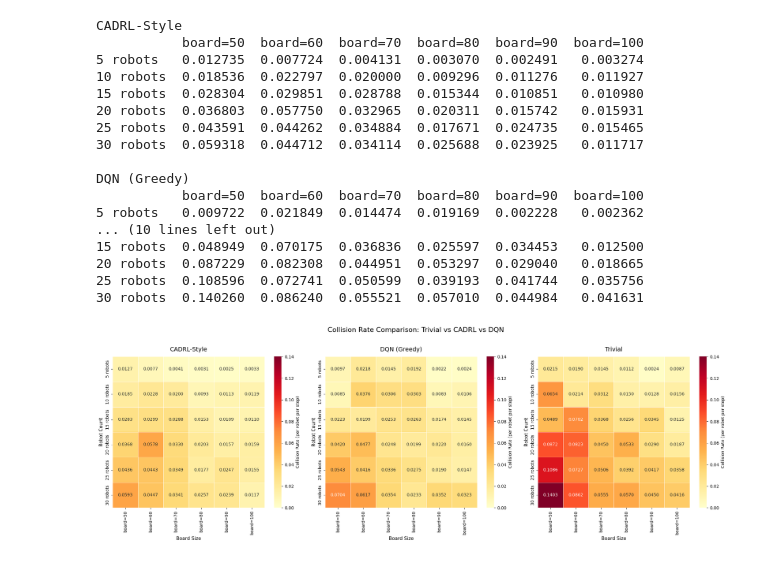
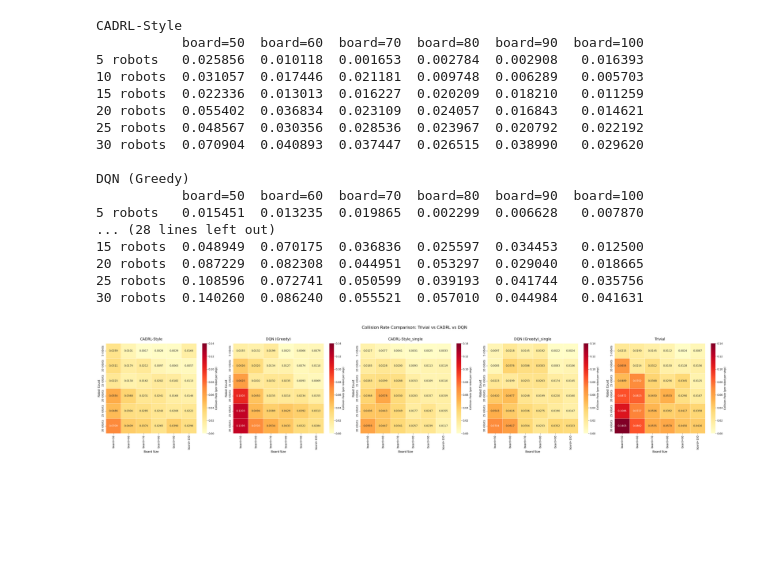
Before and after one commit to Death-Raider/Personal_Projects, a Jupyter notebook: Runners/GoalChasing_QLearning/vis.ipynb, the cells around one changed output. Saved outputs shown, nothing was run; the diff lists cells and outputs as text; code cells hidden in the pictures; blank space fills up the shorter version.

```diff
--- a/Runners/GoalChasing_QLearning/vis.ipynb
+++ b/Runners/GoalChasing_QLearning/vis.ipynb
@@ -6,42 +6,13 @@ import seaborn as sns
 import pandas as pd
 import json
 # %%
-matrix_data = {'CADRL-Style': np.array([[0.01273517, 0.00772414, 0.00413081, 0.00307018, 0.00249066,
-         0.00327422],
-        [0.01853583, 0.0227972 , 0.02      , 0.00929615, 0.01127563,
-         0.01192661],
-        [0.02830441, 0.02985075, 0.02878788, 0.01534392, 0.01085114,
-         0.01097955],
-        [0.03680297, 0.05775   , 0.0329653 , 0.02031063, 0.01574179,
-         0.01593111],
-        [0.04359102, 0.0442618 , 0.03488372, 0.01767051, 0.02473451,
-         0.01546499],
-        [0.05931828, 0.04471199, 0.03411426, 0.02568845, 0.02392503,
-         0.01171738]]),
- 'DQN (Greedy)': np.array([[0.00972222, 0.02184874, 0.01447368, 0.01916933, 0.00222841,
-         0.0023622 ],
-        [0.00848896, 0.03763441, 0.03055556, 0.03030303, 0.00833333,
-         0.01060606],
-        [0.02228438, 0.01986864, 0.0253112 , 0.02634409, 0.01744831,
-         0.01453184],
-        [0.04199605, 0.0477131 , 0.02475806, 0.01985075, 0.02203065,
-         0.01602289],
-        [0.05431065, 0.04162437, 0.03361868, 0.02754221, 0.01903614,
-         0.01467066],
-        [0.0703559 , 0.06166896, 0.03542354, 0.02331861, 0.03516224,
-         0.03234811]]),
- 'Trivial': np.array([[0.02146341, 0.01904762, 0.01447368, 0.01122995, 0.00235988,
-         0.00865385],
-        [0.06538462, 0.02142857, 0.03122924, 0.0150289 , 0.01278772,
-         0.01555024],
-        [0.04894895, 0.07017544, 0.03683616, 0.02559694, 0.03445306,
-         0.0125    ],
-        [0.08722944, 0.08230769, 0.04495114, 0.0532967 , 0.0290404 ,
-         0.01866516],
-        [0.10859649, 0.07274074, 0.05059937, 0.03919308, 0.04174359,
-         0.03575621],
-        [0.14025974, 0.08623962, 0.0555205 , 0.05701021, 0.04498382,
-         0.0416309 ]])}
+matrix_data = {
+ 'CADRL-Style': pd.read_excel("CADRL-style.xlsx", index_col=0).values,
+ 'DQN (Greedy)': pd.read_excel("DQN (Greedy).xlsx", index_col=0).values,
+ 'CADRL-Style_single': pd.read_excel("CADRL-style_single.xlsx", index_col=0).values,
+ 'DQN (Greedy)_single': pd.read_excel("DQN (Greedy)_single.xlsx", index_col=0).values,
+ 'Trivial': pd.read_excel("Trivial.xlsx", index_col=0).values
+}
 
 matrix_data
 # %% [output]
@@ -85,17 +56,17 @@ for name, df in df_dict.items():
 # %% [output]
 CADRL-Style
            board=50  board=60  board=70  board=80  board=90  board=100
-5 robots   0.012735  0.007724  0.004131  0.003070  0.002491   0.003274
-10 robots  0.018536  0.022797  0.020000  0.009296  0.011276   0.011927
-15 robots  0.028304  0.029851  0.028788  0.015344  0.010851   0.010980
-20 robots  0.036803  0.057750  0.032965  0.020311  0.015742   0.015931
-25 robots  0.043591  0.044262  0.034884  0.017671  0.024735   0.015465
-30 robots  0.059318  0.044712  0.034114  0.025688  0.023925   0.011717
+5 robots   0.025856  0.010118  0.001653  0.002784  0.002908   0.016393
+10 robots  0.031057  0.017446  0.021181  0.009748  0.006289   0.005703
+15 robots  0.022336  0.013013  0.016227  0.020209  0.018210   0.011259
+20 robots  0.055402  0.036834  0.023109  0.024057  0.016843   0.014621
+25 robots  0.048567  0.030356  0.028536  0.023967  0.020792   0.022192
+30 robots  0.070904  0.040893  0.037447  0.026515  0.038990   0.029620
 
 DQN (Greedy)
            board=50  board=60  board=70  board=80  board=90  board=100
-5 robots   0.009722  0.021849  0.014474  0.019169  0.002228   0.002362
-... (10 lines left out)
+5 robots   0.015451  0.013235  0.019865  0.002299  0.006628   0.007870
+... (28 lines left out)
 15 robots  0.048949  0.070175  0.036836  0.025597  0.034453   0.012500
 20 robots  0.087229  0.082308  0.044951  0.053297  0.029040   0.018665
 25 robots  0.108596  0.072741  0.050599  0.039193  0.041744   0.035756
@@ -103,27 +74,27 @@ DQN (Greedy)
 # %%
 import seaborn as sns
 import matplotlib.pyplot as plt
 
-fig, axes = plt.subplots(1, len(df_dict), figsize=(21, 7))
+fig, axes = plt.subplots(1, len(df_dict), figsize=(7*len(df_dict), 7))
 
 for ax, (name, df) in zip(axes, df_dict.items()):
     sns.heatmap(
         df,
         ax=ax,
         annot=True,
         fmt='.4f',
         cmap='YlOrRd',
         vmin=0,
         vmax=max(m.max() for m in matrix_data.values()),  # shared scale
         linewidths=0.5,
         cbar_kws={'label': 'Collision Rate (per robot per step)'}
     )
     ax.set_title(name, fontsize=14, pad=12)
     ax.set_xlabel('Board Size', fontsize=11)
     ax.set_ylabel('Robot Count', fontsize=11)
 
 plt.suptitle('Collision Rate Comparison: Trivial vs CADRL vs DQN', fontsize=16, y=1.02)
 plt.tight_layout()
 plt.show()
 # %% [output]
-[figure, old version]
+[figure, new version]
```
Also changed, not shown: parts of 9 cells of this notebook, 31 other files.
